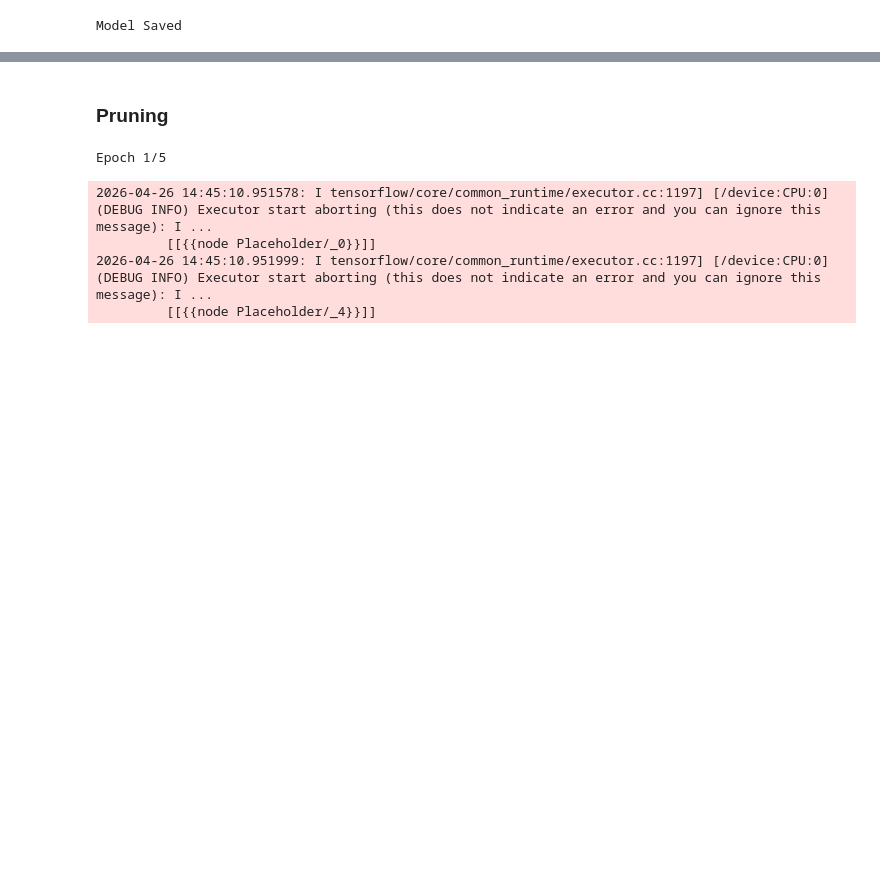
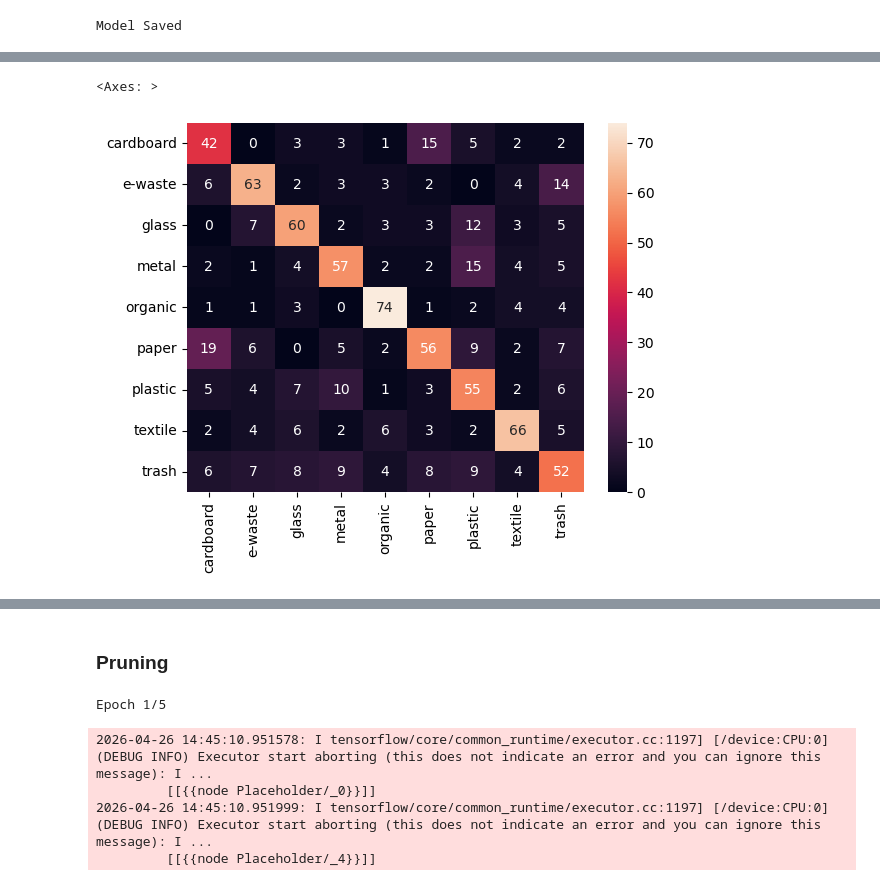
Before and after one commit to hrithik-sharma-25268023/waste-classification-system-II, a Jupyter notebook: notebooks/004-MobileNetV2Model.ipynb, the cells around one changed output, grey strips where cells are left out. Cells and saved outputs as stored; diff of their text form; code cells hidden in the pictures; blank space fills up the shorter version.

```diff
--- a/notebooks/004-MobileNetV2Model.ipynb
+++ b/notebooks/004-MobileNetV2Model.ipynb
@@ -347,0 +379,3 @@ model.save("/mnt/d/waste-classification-system-II/notebooks/models/waste_mobilen
+# %%
+pred = np.argmax(model.predict(test_ds), axis=1)
+true_labels = np.concatenate([y for x, y in test_ds], axis=0)
@@ -347,0 +384,5 @@ model.save("/mnt/d/waste-classification-system-II/notebooks/models/waste_mobilen
+# %%
+sns.heatmap(confusion_matrix(true_labels, pred), annot=True, xticklabels=class_names, yticklabels=class_names)
+# %% [output]
+<Axes: >
+[figure, added]
```
Also changed, not shown: parts of 20 cells of this notebook, 2 other files.
